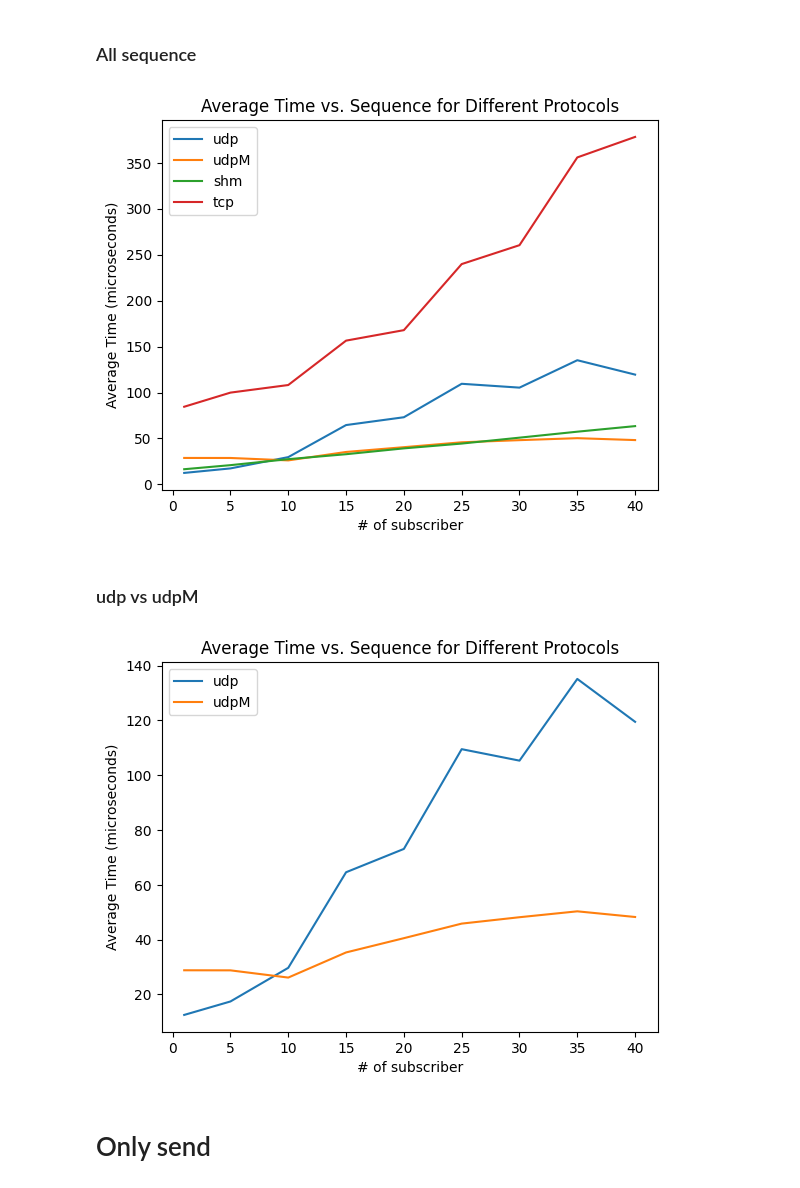
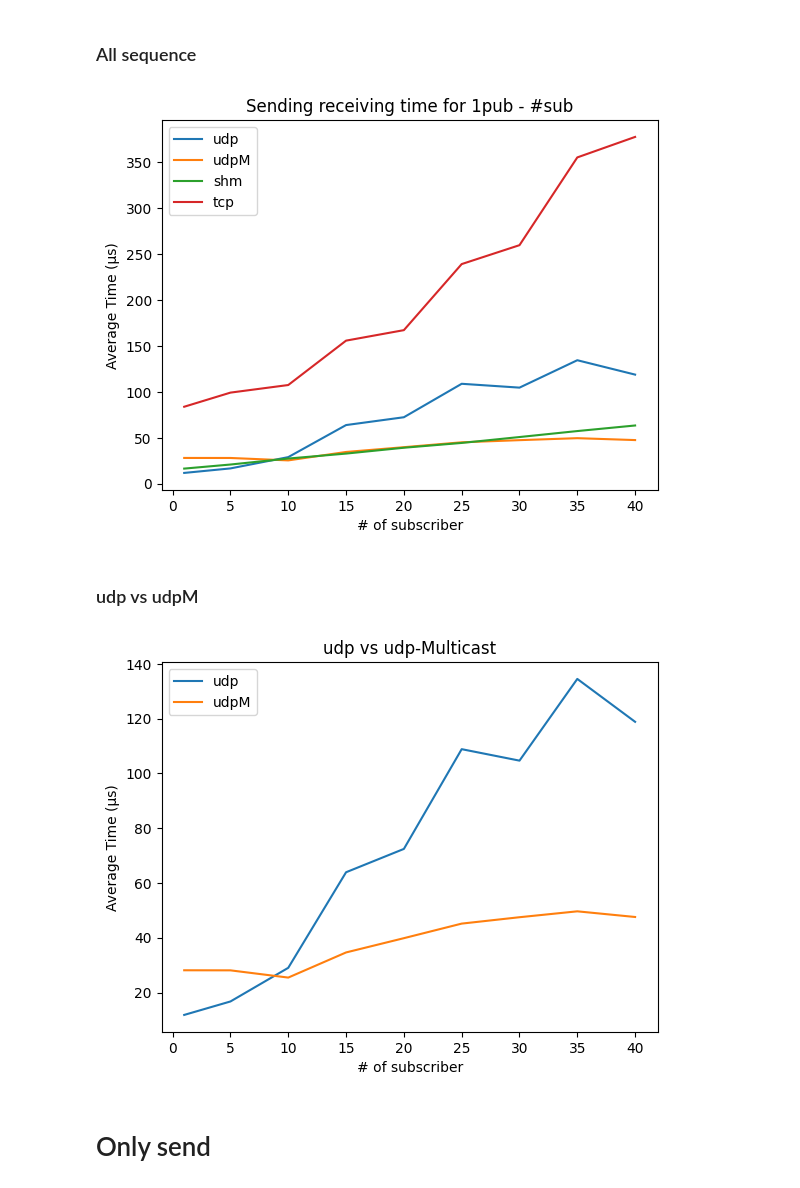
Before and after one commit to madella/tesiM, a Jupyter notebook: cineca/d_proc_troughput.ipynb, the cells around one changed output. Cells and saved outputs as stored; diff of their text form; code cells hidden in the pictures.

Commit message:
test3 and thesis

```diff
--- a/cineca/d_proc_troughput.ipynb
+++ b/cineca/d_proc_troughput.ipynb
@@ -42,9 +119,9 @@ r507c01n03: (2135776,849987442.19)
 # %%
 # udp] pub_s = 17180379 pubns = 527983166 sub_s = 26271606 subns = 201584761
 pub_s = 2135776
-pubns = 622624310
+pubns = 622623683.0
 sub_s = 2135776
-subns = 849987442.19
+subns = 849987497 #849987442.19
 
 
 def timespec_difference_without_skew(start_s, start_ns, end_s, end_ns):
@@ -199,29 +279,37 @@ fig, ax = plt.subplots()
 for prots in protocols:
     ax.plot(sequence, avg_data[prots], label=prots)
 ax.set_xlabel('# of subscriber')
-ax.set_ylabel('Average Time (microseconds)')
-ax.set_title('Average Time vs. Sequence for Different Protocols')
+ax.set_ylabel('Average Time (μs)')
 ax.legend()
+plt.savefig(f"{base_save_dir_thesis}test3_sendingreceiving_multiplesub.png")
+ax.set_title('Sending receiving time for 1pub - #sub')
+plt.savefig(f"{base_save_dir}test3_sendingreceiving_multiplesub.png")
+
 
 plt.show()
 # %% [output]
-[figure, old version]
+[figure, new version]
 # %% [markdown]
 ### udp vs udpM
 # %%
 avg_data = {prots: [column_time_avg[prots][seq] for seq in sequence] for prots in ["udp","udpM"]}
 
 fig, ax = plt.subplots()
 for prots in ["udp","udpM"]:
     ax.plot(sequence, avg_data[prots], label=prots)
 ax.set_xlabel('# of subscriber')
-ax.set_ylabel('Average Time (microseconds)')
-ax.set_title('Average Time vs. Sequence for Different Protocols')
+ax.set_ylabel('Average Time (μs)')
 ax.legend()
+plt.savefig(f"{base_save_dir_thesis}test3_udpvsudpM.png")
+
+ax.set_title('udp vs udp-Multicast')
+plt.savefig(f"{base_save_dir}test3_udpvsudpM.png")
+
+
 
 plt.show()
 # %% [output]
-[figure, old version]
+[figure, new version]
 # %% [markdown]
 # Only send
 # %%
```
Also changed, not shown: parts of 15 cells of this notebook, 20 other files.
